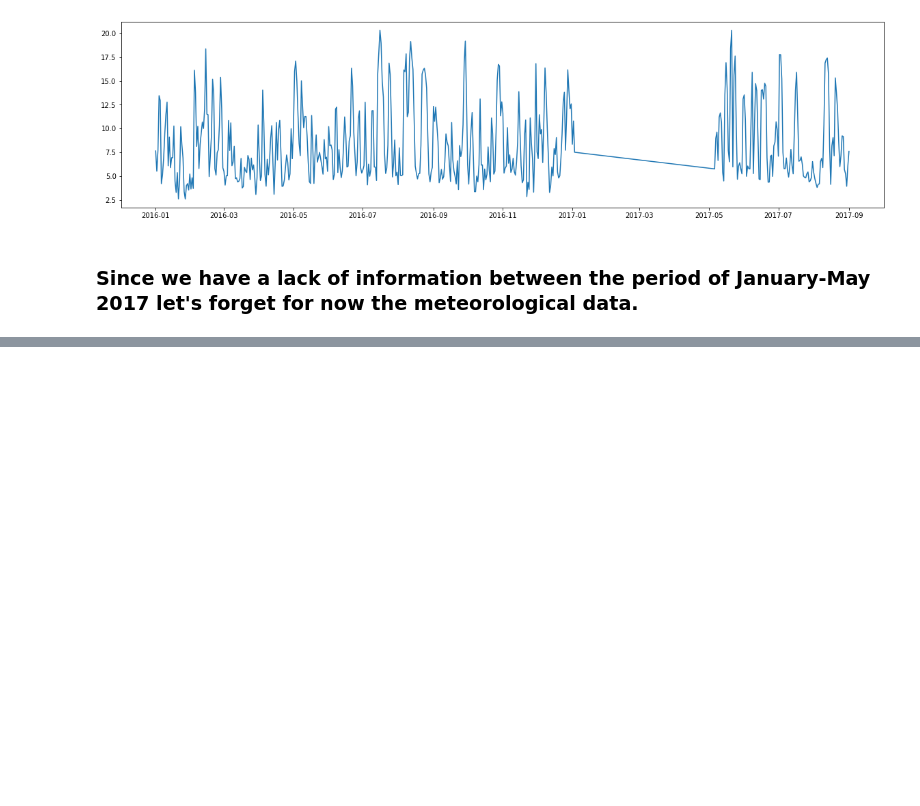
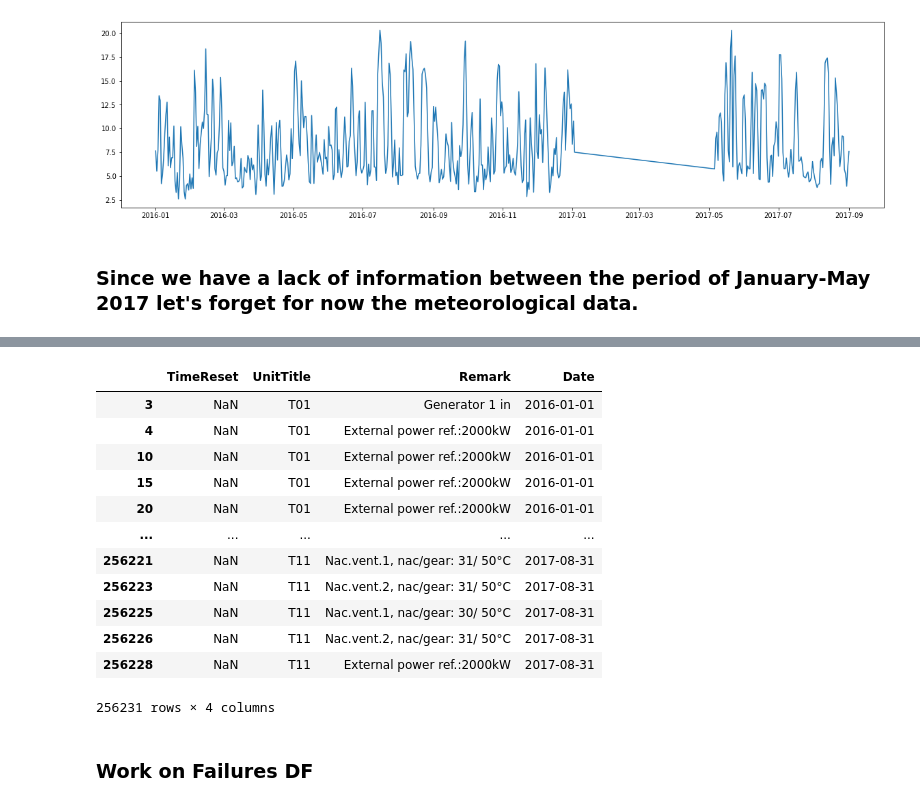
Before and after one commit to GGC17/htw, a Jupyter notebook: notebooks/Data_Preparation.ipynb, the cells around one changed output, grey strips where cells are left out. Saved outputs shown, nothing was run; the diff lists cells and outputs as text; code cells hidden in the pictures; blank space fills up the shorter version.

```diff
--- a/notebooks/Data_Preparation.ipynb
+++ b/notebooks/Data_Preparation.ipynb
@@ -236,0 +237,27 @@ plt.plot(met_df['Date'], met_df['Max_Windspeed1'])
+# %%
+# Sort by UnitTitle and TimeDetected
+logs_df.sort_values(by=['UnitTitle', 'TimeDetected'], inplace=True)
+# %%
+# TimeDetected to date
+logs_df['Date'] = logs_df['TimeDetected'].dt.date
+# %%
+#Drop Columns we will not use
+logs_df = logs_df.drop(columns=['TimeDetected', 'UnitTitleDestination'])
+# %%
+logs_df
+# %% [output]
+|  | TimeReset | UnitTitle | Remark | Date |
+| 3 | NaN | T01 | Generator 1 in | 2016-01-01 |
+| 4 | NaN | T01 | External power ref.:2000kW | 2016-01-01 |
+| 10 | NaN | T01 | External power ref.:2000kW | 2016-01-01 |
+| 15 | NaN | T01 | External power ref.:2000kW | 2016-01-01 |
+| 20 | NaN | T01 | External power ref.:2000kW | 2016-01-01 |
+| ... | ... | ... | ... | ... |
+| 256221 | NaN | T11 | Nac.vent.1, nac/gear: 31/ 50°C | 2017-08-31 |
+| 256223 | NaN | T11 | Nac.vent.2, nac/gear: 31/ 50°C | 2017-08-31 |
+| 256225 | NaN | T11 | Nac.vent.1, nac/gear: 30/ 50°C | 2017-08-31 |
+| 256226 | NaN | T11 | Nac.vent.2, nac/gear: 31/ 50°C | 2017-08-31 |
+| 256228 | NaN | T11 | External power ref.:2000kW | 2017-08-31 |
+256231 rows × 4 columns
+# %% [markdown]
+### Work on Failures DF
```
Also changed, not shown: parts of 22 cells of this notebook, 1 other file.
